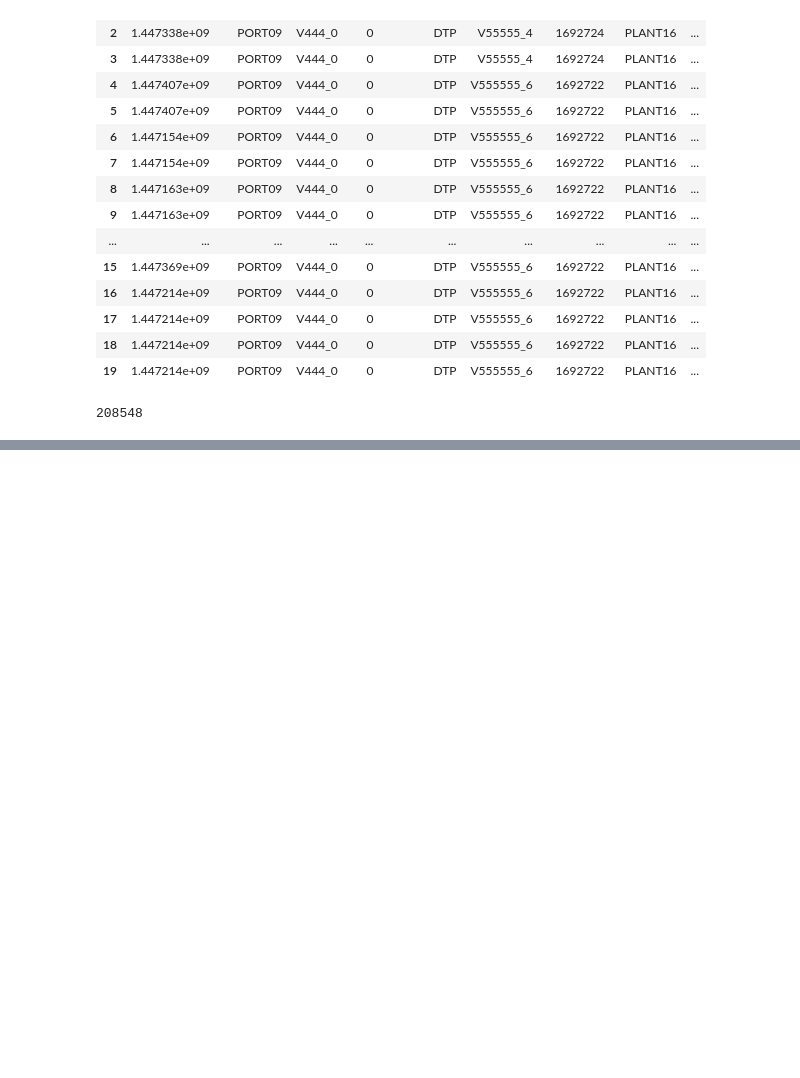
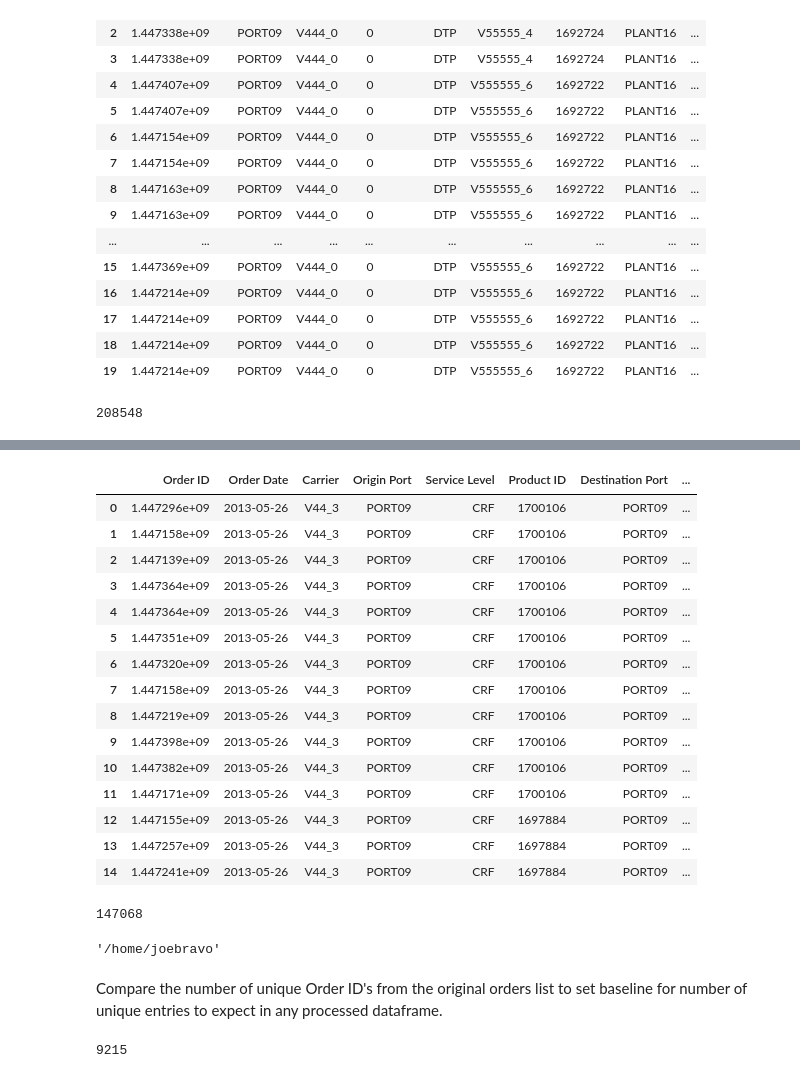
Before and after one commit to bravo-joe/supply-chain-optimization, a Jupyter notebook: notebooks/prototype_notebook.ipynb, the cells around one changed output, grey strips where cells are left out. Drawn from its saved outputs; the diff is of its cells as text; code cells hidden in the pictures; blank space fills up the shorter version.

```diff
--- a/notebooks/prototype_notebook.ipynb
+++ b/notebooks/prototype_notebook.ipynb
@@ -13,6 +13,6 @@ import matplotlib.pyplot as plt
 Will now import the Excel file but only need first sheet to perform some analysis.
 # %%
 # Location of the downloaded
-file_loc = "~/Downloads/Supply chain logisitcs problem.xlsx"
+file_loc = "/run/media/joebravo/ExtremeSSD/supply_chain_project/raw_data/Supply chain logisitcs problem.xlsx"
 print(file_loc)
 # %% [output]
@@ -452,0 +579,14 @@ len(merged_data)
+# %%
+raw_data = order_list[[
+    'Order ID',
+    'Order Date',
+    'Carrier',
+    'Origin Port',
+    'Service Level',
+    'Product ID',
+    # 'Plant Code',
+    'Destination Port',
+    'Unit quantity',
+    'Weight'
+]]
+raw_data.head()
@@ -452,0 +711,4 @@ len(merged_data)
+# %%
+# Drop last two columns which are not needed
+freight_rates = freight_rates.drop(freight_rates.columns[[9, 10]], axis=1)
+freight_rates.head()
@@ -452,0 +722,40 @@ len(merged_data)
+# %%
+df_merge_2 = pd.merge(
+    raw_data,
+    freight_rates,
+    left_on=[
+        "Carrier",
+        "Origin Port",
+        "Destination Port",
+        "Service Level",
+    ],
+    right_on=[
+        "Carrier",
+        "orig_port_cd",
+        "dest_port_cd",
+        "svc_cd"
+    ],
+    how='left'
+)
+df_merge_2.head(15)
+# %% [output]
+|  | Order ID | Order Date | Carrier | Origin Port | Service Level | Product ID | Destination Port | ... |
+| 0 | 1.447296e+09 | 2013-05-26 | V44_3 | PORT09 | CRF | 1700106 | PORT09 | ... |
+| 1 | 1.447158e+09 | 2013-05-26 | V44_3 | PORT09 | CRF | 1700106 | PORT09 | ... |
+| 2 | 1.447139e+09 | 2013-05-26 | V44_3 | PORT09 | CRF | 1700106 | PORT09 | ... |
+| 3 | 1.447364e+09 | 2013-05-26 | V44_3 | PORT09 | CRF | 1700106 | PORT09 | ... |
+| 4 | 1.447364e+09 | 2013-05-26 | V44_3 | PORT09 | CRF | 1700106 | PORT09 | ... |
+| 5 | 1.447351e+09 | 2013-05-26 | V44_3 | PORT09 | CRF | 1700106 | PORT09 | ... |
+| 6 | 1.447320e+09 | 2013-05-26 | V44_3 | PORT09 | CRF | 1700106 | PORT09 | ... |
+| 7 | 1.447158e+09 | 2013-05-26 | V44_3 | PORT09 | CRF | 1700106 | PORT09 | ... |
+| 8 | 1.447219e+09 | 2013-05-26 | V44_3 | PORT09 | CRF | 1700106 | PORT09 | ... |
+| 9 | 1.447398e+09 | 2013-05-26 | V44_3 | PORT09 | CRF | 1700106 | PORT09 | ... |
+| 10 | 1.447382e+09 | 2013-05-26 | V44_3 | PORT09 | CRF | 1700106 | PORT09 | ... |
+| 11 | 1.447171e+09 | 2013-05-26 | V44_3 | PORT09 | CRF | 1700106 | PORT09 | ... |
+| 12 | 1.447155e+09 | 2013-05-26 | V44_3 | PORT09 | CRF | 1697884 | PORT09 | ... |
+| 13 | 1.447257e+09 | 2013-05-26 | V44_3 | PORT09 | CRF | 1697884 | PORT09 | ... |
+| 14 | 1.447241e+09 | 2013-05-26 | V44_3 | PORT09 | CRF | 1697884 | PORT09 | ... |
+# %%
+len(df_merge_2)
+# %% [output]
+147068
@@ -452,0 +764,11 @@ len(merged_data)
+# %%
+import os
+os.getcwd()
+# %% [output]
+'/home/joebravo'
+# %% [markdown]
+Compare the number of unique Order ID's from the original orders list to set baseline for number of unique entries to expect in any processed dataframe.
+# %%
+len(order_list["Order ID"].unique())
+# %% [output]
+9215
```
Also changed, not shown: parts of 38 cells of this notebook.
